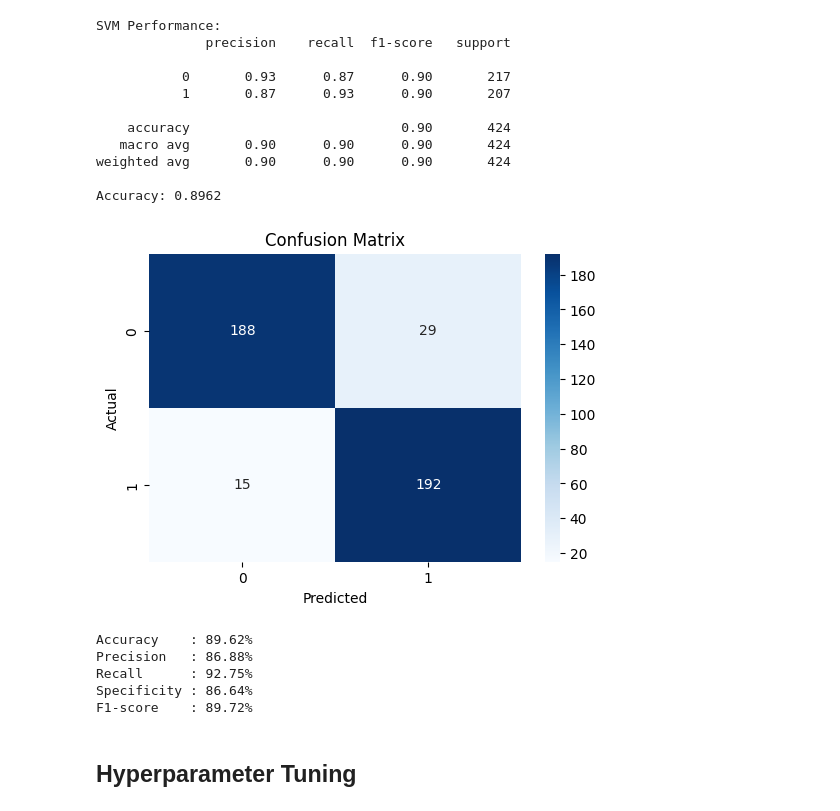
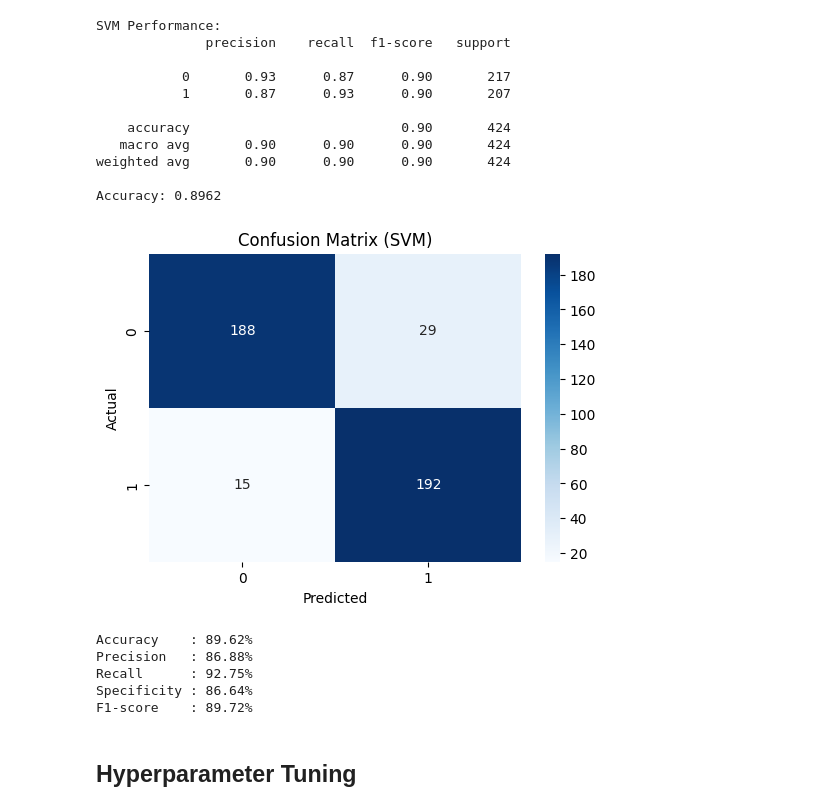
Before and after one commit to rydzze/Sentiment-Analysis-on-Hacker-Forums, a Jupyter notebook: svm.ipynb, the cells around one changed output. Saved outputs shown, nothing was run; the diff lists cells and outputs as text; code cells hidden in the pictures.

```diff
--- a/svm.ipynb
+++ b/svm.ipynb
@@ -170,18 +170,18 @@ Accuracy: 0.8962
 # %%
 conf_matrix_test = confusion_matrix(y_test, svm_pred)
 
 plt.figure(figsize=(6, 4))
 sns.heatmap(conf_matrix_test, annot=True, fmt='d', cmap='Blues',
             xticklabels=svm.classes_, yticklabels=svm.classes_)
 plt.xlabel('Predicted')
 plt.ylabel('Actual')
-plt.title('Confusion Matrix')
+plt.title('Confusion Matrix (SVM)')
 plt.show()
 
 metrics_test = calculate_metrics(y_test, svm_pred, conf_matrix_test)
 display_metrics(metrics_test)
 # %% [output]
-[figure, old version]
+[figure, new version]
 Accuracy    : 89.62%
 Precision   : 86.88%
 Recall      : 92.75%
```
Also changed, not shown: parts of 1 cell of this notebook, 4 other files.
